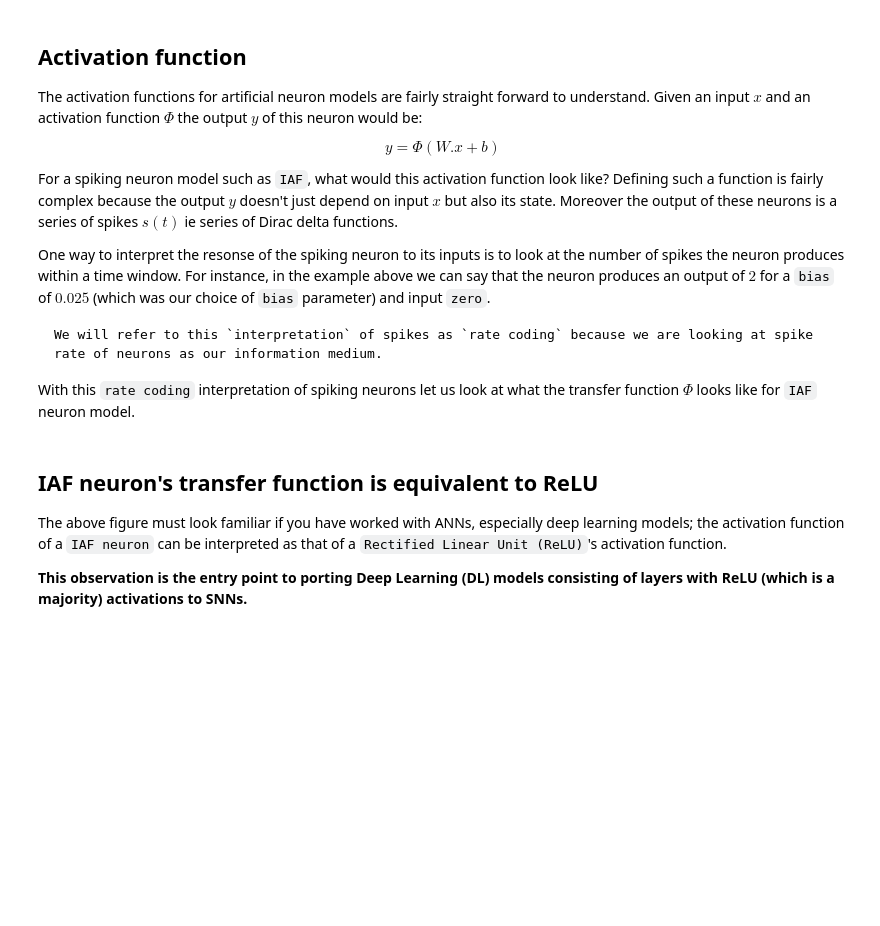
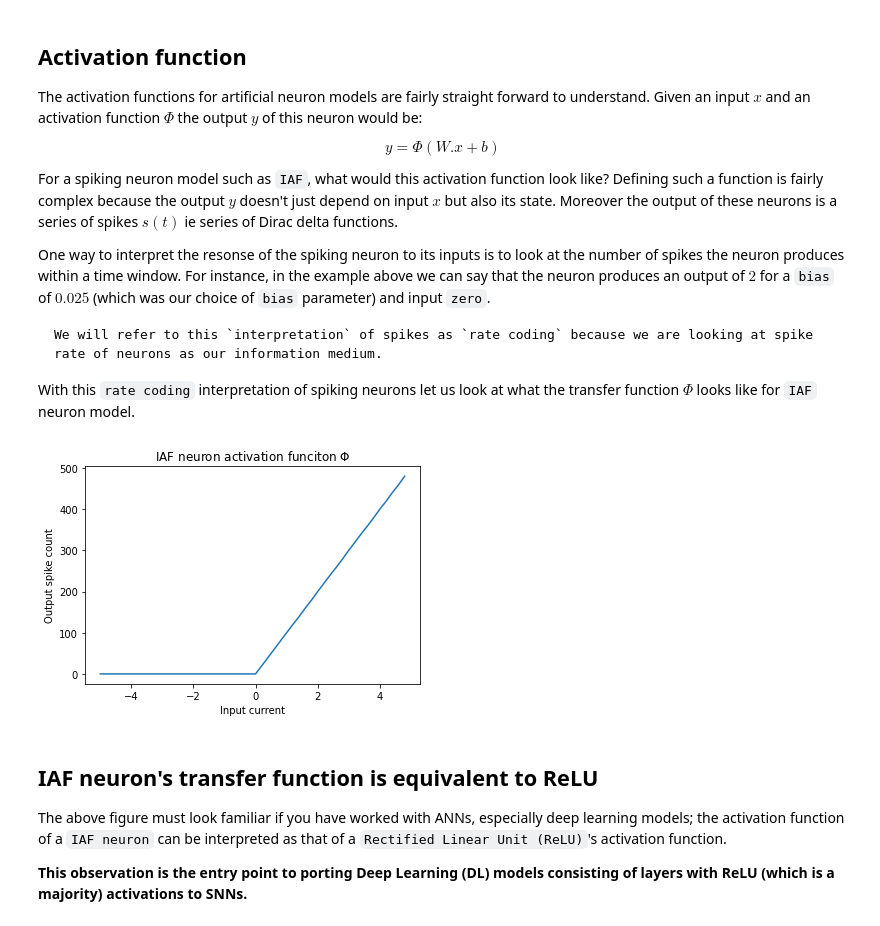
Before and after one commit to synsense/sinabs, a Jupyter notebook: docs/getting_started/iaf_neuron_model.ipynb, the cells around one changed output. Cells and saved outputs as stored; diff of their text form; code cells hidden in the pictures; blank space fills up the shorter version.

```diff
--- a/docs/getting_started/iaf_neuron_model.ipynb
+++ b/docs/getting_started/iaf_neuron_model.ipynb
@@ -114,7 +118,7 @@ import sinabs.layers as sl
 neuron = sl.IAF()
 
 # Set a constant bias current to excite the neuron
-input_current = torch.zeros(t_sim, 1)+0.025
+input_current = torch.zeros(1, t_sim, 1)+0.025
 
 # Membrane potential trace
 vmem = [0]
@@ -123,12 +127,12 @@ vmem = [0]
 spike_train = []
 for t in range(t_sim):
     with torch.no_grad():
-        out = neuron(input_current[t:t+1])
+        out = neuron(input_current[:,t:t+1])
         # Check if there is a spike
         if (out!=0).any():
             spike_train.append(t)
         # Record membrane potential
-        vmem.append(neuron.v_mem[0])
+        vmem.append(neuron.v_mem[0, 0])
 # %%
 # Plot membrane potential
 plt.figure()
@@ -158,35 +164,41 @@ import numpy as np
 
 # Define a neuron in 'SINABS'
 neuron = sl.IAF()
 
 # Simulation time
 t_sim = 100
 
 
 spike_rates_out = []
 
-biases = np.arange(-5, 5, 0.2) # Range of inputs to iterate over
+# Input
+input_spikes = torch.zeros((1, t_sim, 1))  # (batch, time, neuron)
+
+# Range of biases to be added.
+biases = torch.arange(-5, 5, 0.2) # Range of inputs to iterate over
 
 for bias in biases:
     # Reset the neuron
     neuron.reset_states()
     # Set a constant bias current to excite the neuron
-    inp = torch.zeros(t_sim,1)+bias
+    inp = input_spikes + bias
     # Output spike raster
     with torch.no_grad():
         # Simulate neuron for t_sim timesteps
         out = neuron(inp)
         """
         Notice that we can do the entire simulation in one line,
         unlike the code block earlier where we had a for loop to iterate over all time steps.
         """
         spike_rates_out.append(out.sum())
 
 plt.figure()
 plt.plot(biases, spike_rates_out)
 plt.title("IAF neuron activation funciton $\Phi$")
 plt.ylabel("Output spike count")
 plt.xlabel("Input current");
+# %% [output]
+[figure, added]
 # %% [markdown]
 ## IAF neuron's transfer function is equivalent to ReLU
 
```
Also changed, not shown: parts of 3 cells of this notebook, 3 other files.
